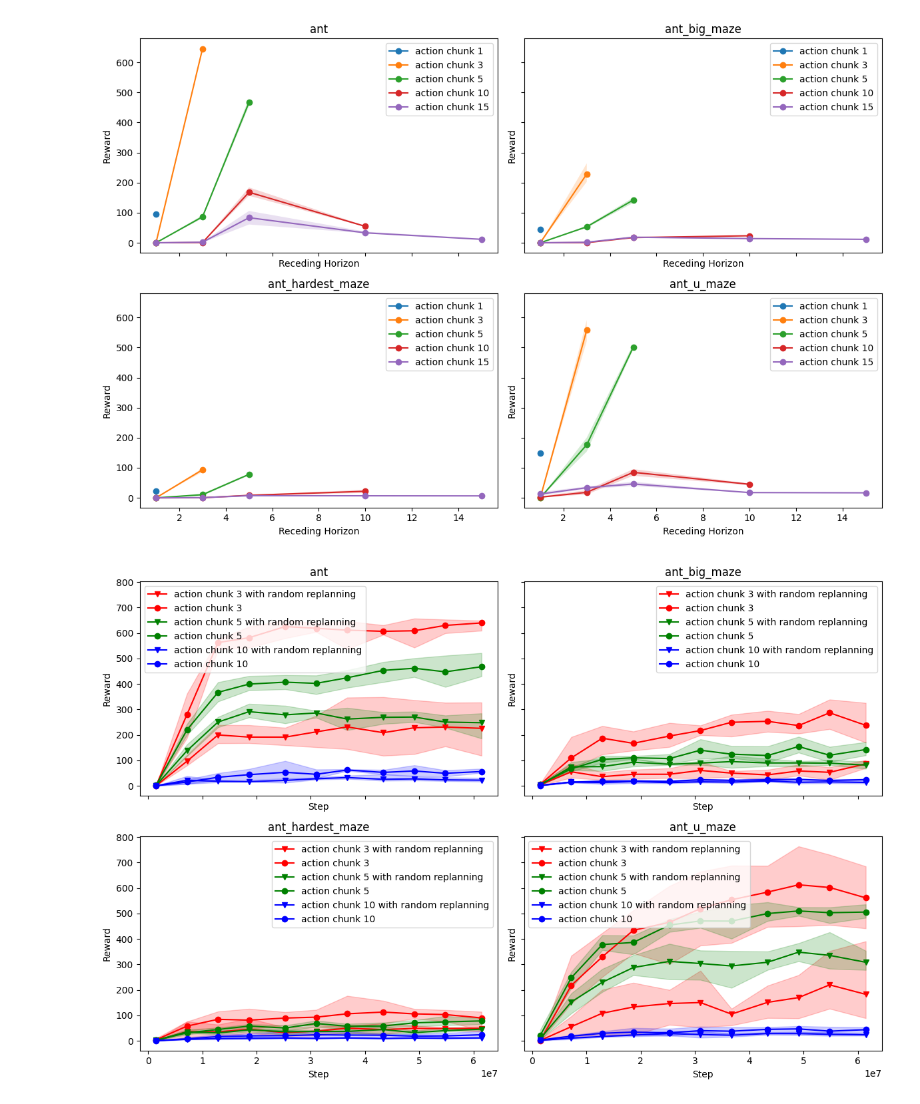
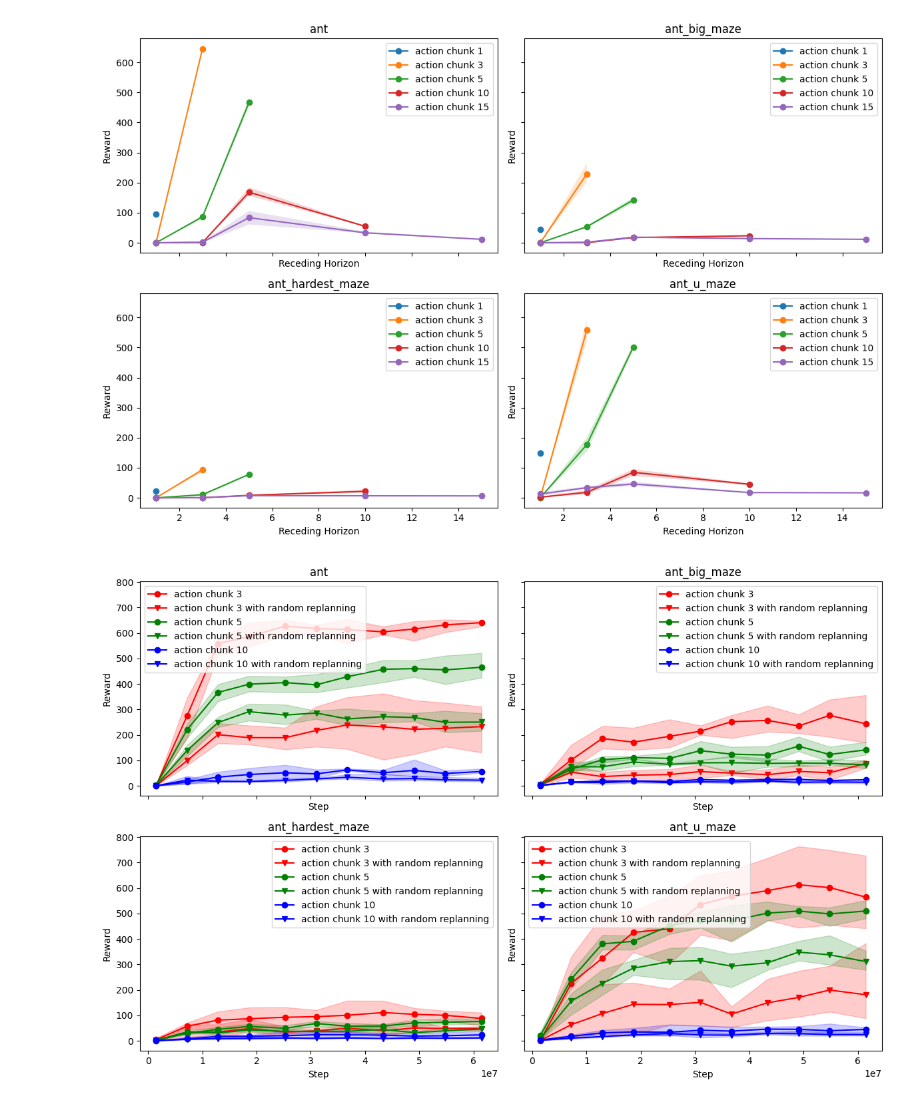
Before and after one commit to kdybek/online-q-chunking, a Jupyter notebook: plots/plots.ipynb, the cells around one changed output. Saved outputs shown, nothing was run; the diff lists cells and outputs as text; code cells hidden in the pictures.

Commit message:
added plotting

```diff
--- a/plots/plots.ipynb
+++ b/plots/plots.ipynb
@@ -151,7 +151,7 @@ axes = axes.flatten()
 
 for i, env in enumerate(envs):
     ax = axes[i]
-    for acl, rr in tqdm(itertools.product([3, 5, 10], [True, False])):
+    for acl, rr in tqdm(itertools.product([3, 5, 10], [False, True])):
         m = df[(df["action_chunk_length"] == acl) & (df["env"] == env) & (df["random_replanning"] == rr)]
         x = m[m["seed"] == 0]["_step"].sort_values()
 
@@ -171,31 +171,31 @@ for i, env in enumerate(envs):
         label = f"action chunk {acl}"
         marker = "o"
         if rr:
             label += " with random replanning"
             marker = "v"
 
         if acl == 3:
             color = "red"
         elif acl == 5:
             color = "green"
         else:
             color = "blue"
         ax.plot(x, y, marker=marker, label=label, c=color)
 
         ax.fill_between(
             x,
             ci_lows,
             ci_highs,
             alpha=0.2,
             color=color
         )
 
     ax.set_title(env)
     ax.set_xlabel("Step")
     ax.set_ylabel("Reward")
     ax.legend()
 
 plt.tight_layout()
 plt.show()
 # %% [output]
-[figure, old version]
+[figure, new version]
```
